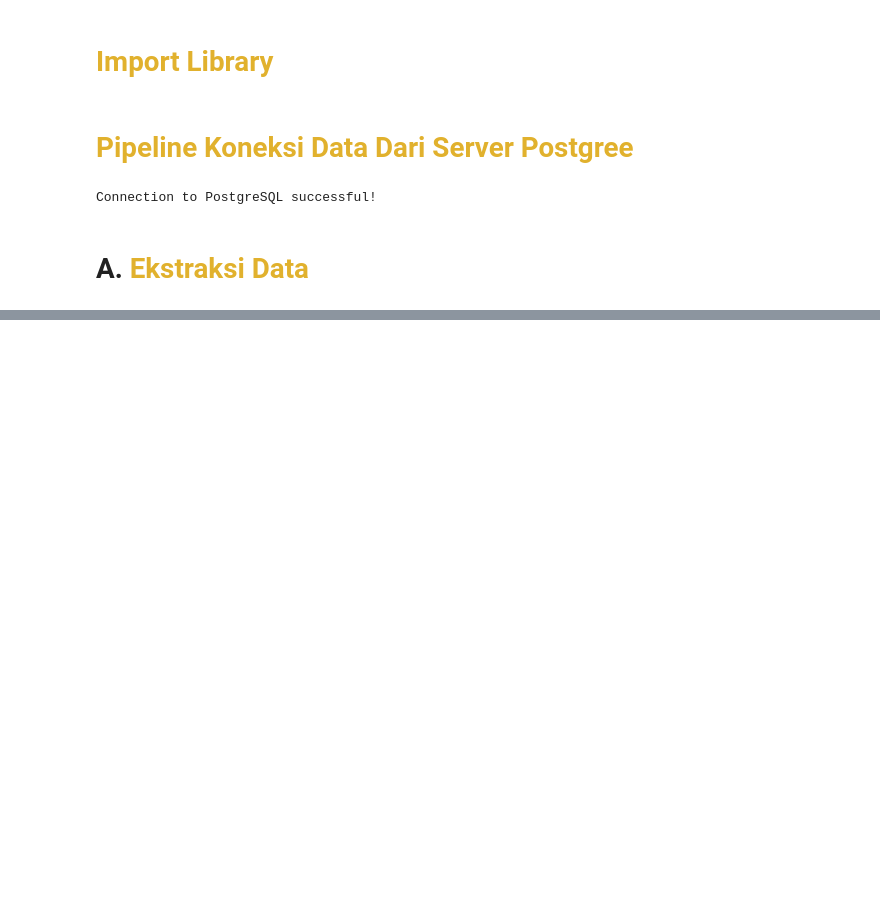
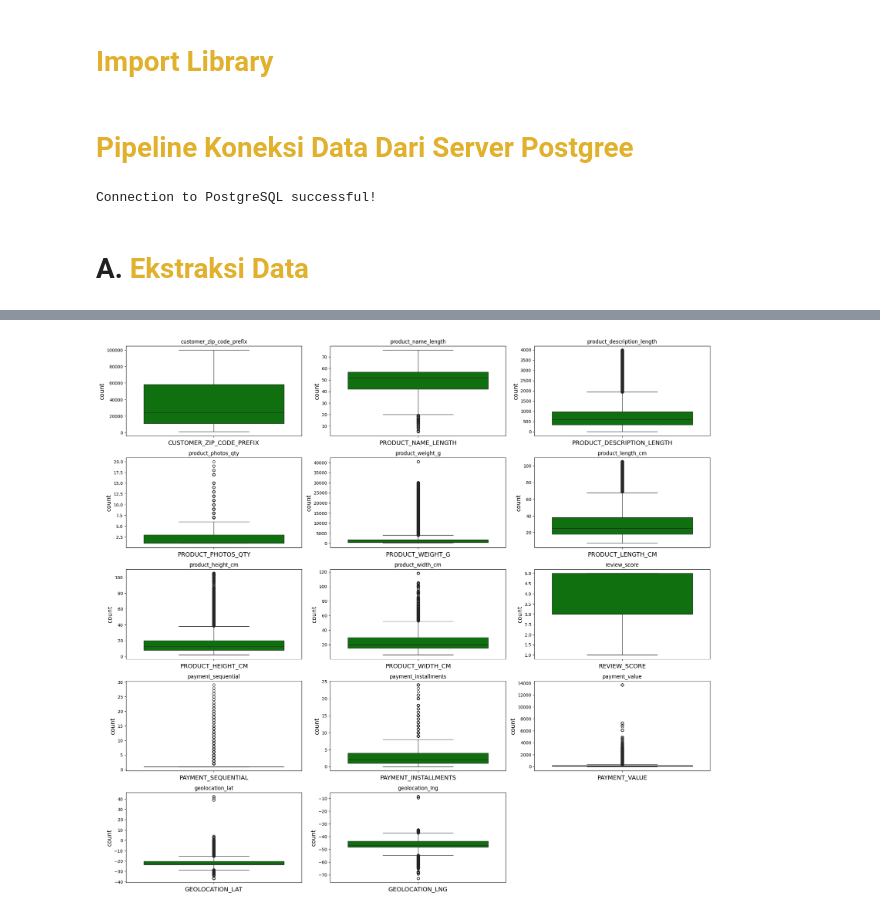
Before and after one commit to putuwistika/Project-BliData, a Jupyter notebook: EDA.ipynb, the cells around one changed output, grey strips where cells are left out. Saved outputs shown, nothing was run; the diff lists cells and outputs as text; code cells hidden in the pictures; blank space fills up the shorter version.

```diff
--- a/EDA.ipynb
+++ b/EDA.ipynb
@@ -38,0 +382,16 @@ display(df)
+# %%
+plt.figure(figsize=(20,25))
+num_plots = len(numerical_col)
+num_rows = (num_plots + 1) // 2
+
+for index, column in enumerate(numerical_col):
+    plt.subplot(num_rows, 3, index + 1)  # Adjusting for the number of rows and columns
+    plt.subplots_adjust(wspace=0.2, hspace=0.5)
+    sns.boxplot(df[column],color='green')
+    plt.title(column)  # Use the column name as the title
+    plt.xlabel(column.upper(), fontsize=14)
+    plt.ylabel("count", fontsize=14)
+plt.tight_layout(pad=1.0)
+plt.show()
+# %% [output]
+[figure, added]
```
Also changed, not shown: parts of 52 cells of this notebook, 1 other file.
